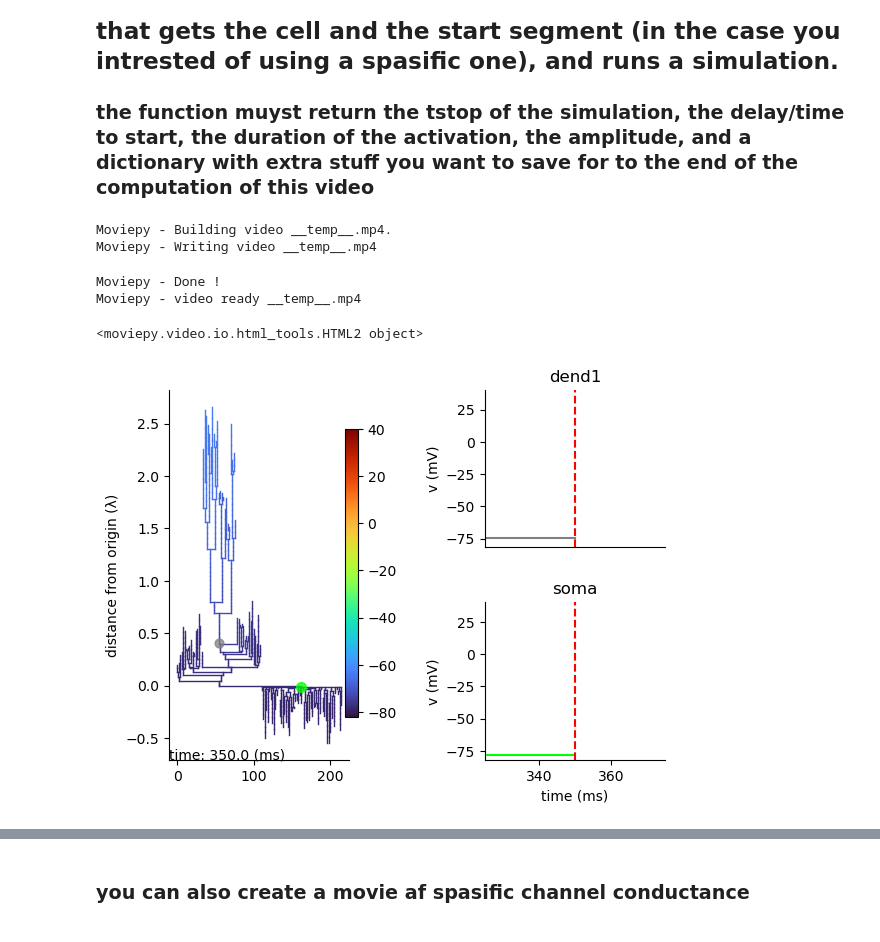
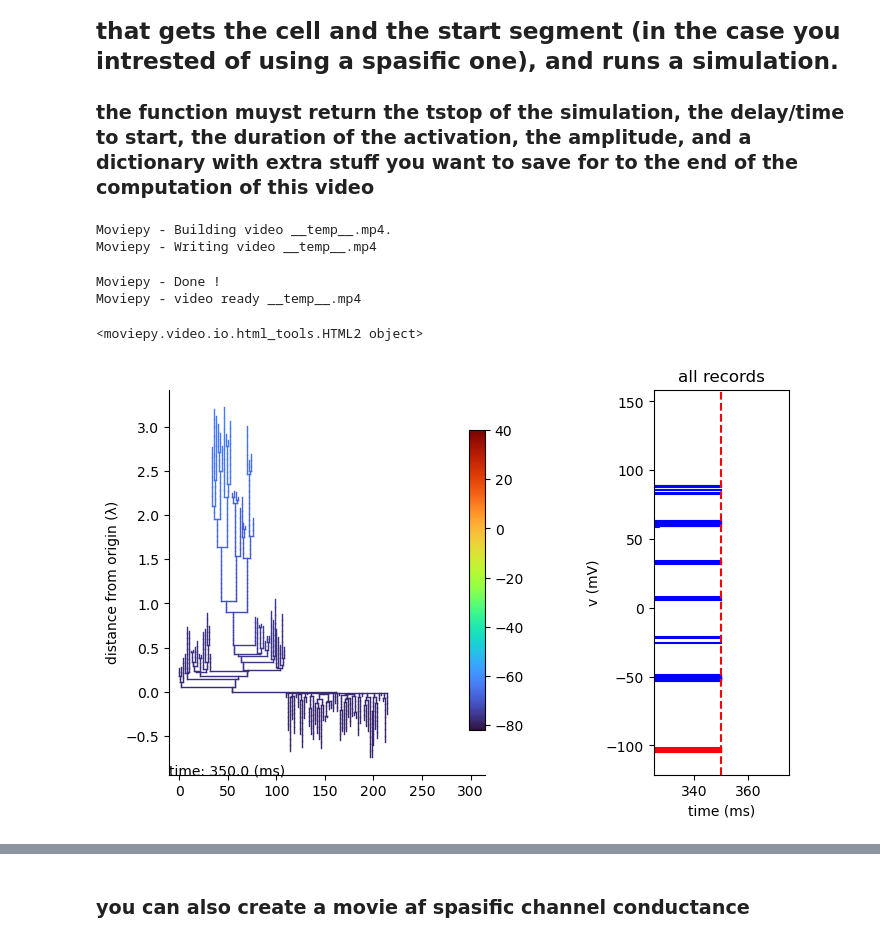
Before and after one commit to YoniLeibner/Neuron_analysis_tool, a Jupyter notebook: Neuron_analysis_tool/example-L5pc.ipynb, the cells around one changed output, grey strips where cells are left out. Saved outputs shown, nothing was run; the diff lists cells and outputs as text; code cells hidden in the pictures.

```diff
--- a/Neuron_analysis_tool/example-L5pc.ipynb
+++ b/Neuron_analysis_tool/example-L5pc.ipynb
@@ -65,21 +67,21 @@ def Ca_spike_protocol(cell, start_seg):
 # %%
 show_records_from = dict()
-show_records_from[list(analyser.cell.soma[0])[0]] = dict(label='soma', alpha=0.75, color='lime', size=50)
-show_records_from[list(analyser.cell.apic[36])[0]] = dict(label='dend1', alpha=0.75, color='grey', size=40)
+# show_records_from[list(analyser.cell.soma[0])[0]] = dict(label='soma', alpha=0.75, color='lime', size=50)
+# show_records_from[list(analyser.cell.apic[36])[0]] = dict(label='dend1', alpha=0.75, color='grey', size=40)
 
-record_dict, _ = analyser.record_protocol(protocol=Ca_spike_protocol, cut_start_ms=None, record_name='v')
 animation = analyser.create_movie_from_rec(records=record_dict, slow_down_factor=50,
                                            func_for_missing_frames=np.max, theta=-90, diam_factor=None,
                                            show_records_from=show_records_from, seg_to_indicate_dict=dict(),
-                                           base_plot_type='dendogram')
+                                           base_plot_type='dendogram', figsize=(8,5),
+                                           plot_all_records=True, distance_factor=50, plot_every=0.5)
 animation.ipython_display(fps=10, loop=True, autoplay=True)
 # %% [output]
 Moviepy - Building video __temp__.mp4.
 Moviepy - Writing video __temp__.mp4
 Moviepy - Done !
 Moviepy - video ready __temp__.mp4
 <moviepy.video.io.html_tools.HTML2 object>
-[figure, old version]
+[figure, new version]
 # %%
 show_records_from = dict()
 show_records_from[list(analyser.cell.soma[0])[0]] = dict(label='soma', alpha=0.75, color='lime', size=50)
```
Also changed, not shown: parts of 6 cells of this notebook, 13 other files.
